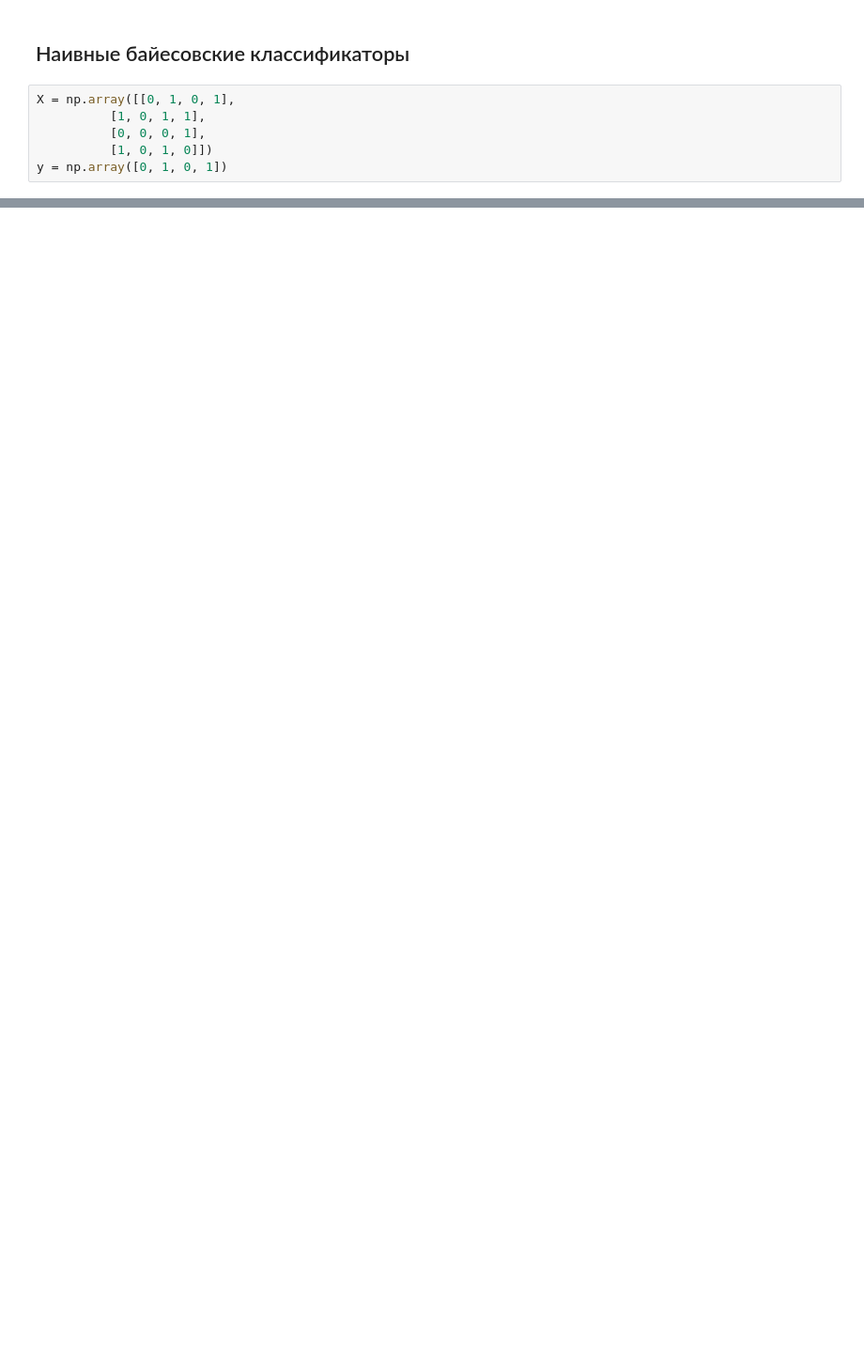
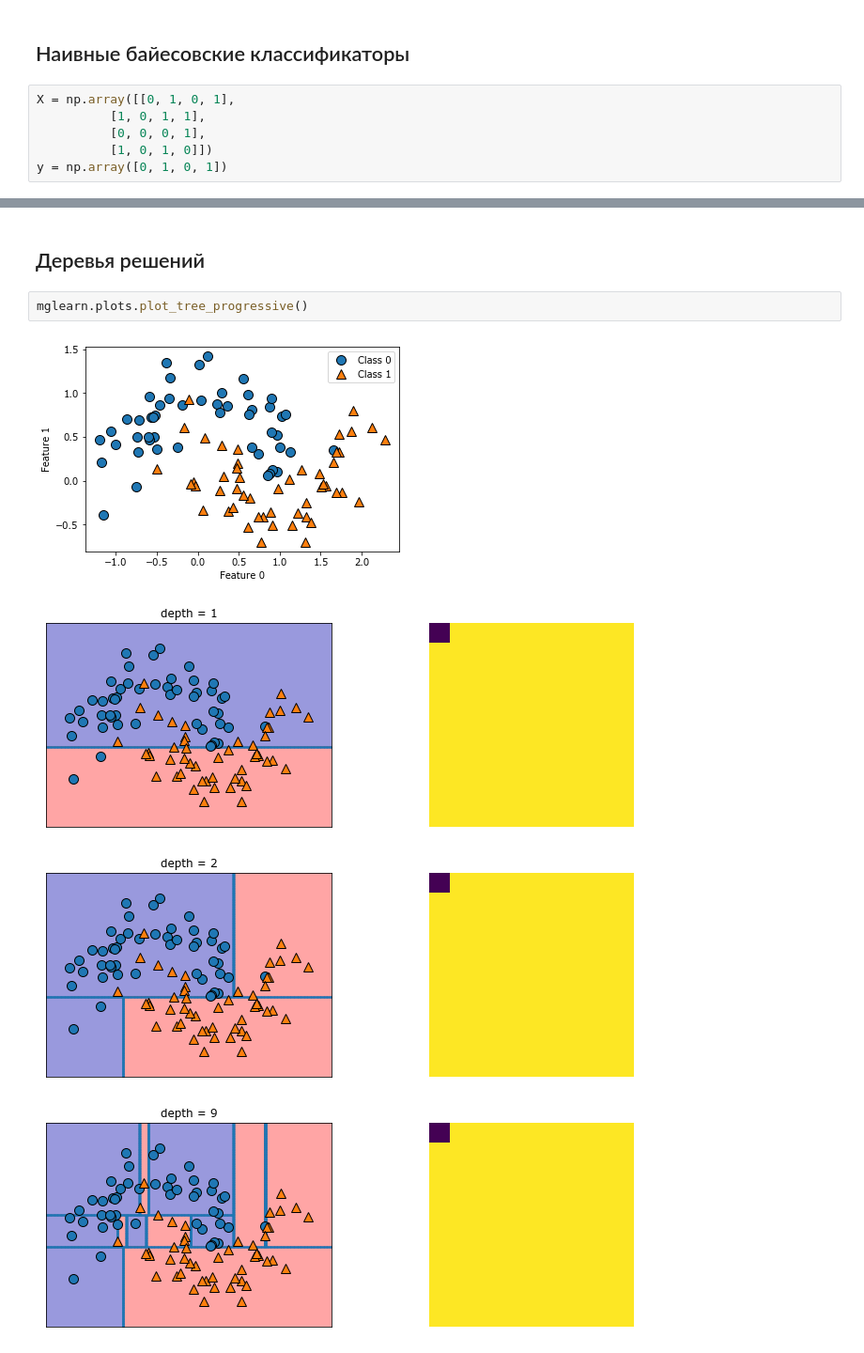
Before and after one commit to fray517/ml, a Jupyter notebook: machine_learning_1.ipynb, the cells around one changed output, grey strips where cells are left out. Shown at 94% size. Drawn from its saved outputs; the diff is of its cells as text; blank space fills up the shorter version.

```diff
--- a/machine_learning_1.ipynb
+++ b/machine_learning_1.ipynb
@@ -653,0 +655,9 @@ y = np.array([0, 1, 0, 1])
+# %% [markdown]
+## Деревья решений
+# %%
+mglearn.plots.plot_tree_progressive()
+# %% [output]
+[figure, added]
+[figure, added]
+[figure, added]
+[figure, added]
```
Also changed, not shown: parts of 33 cells of this notebook.
